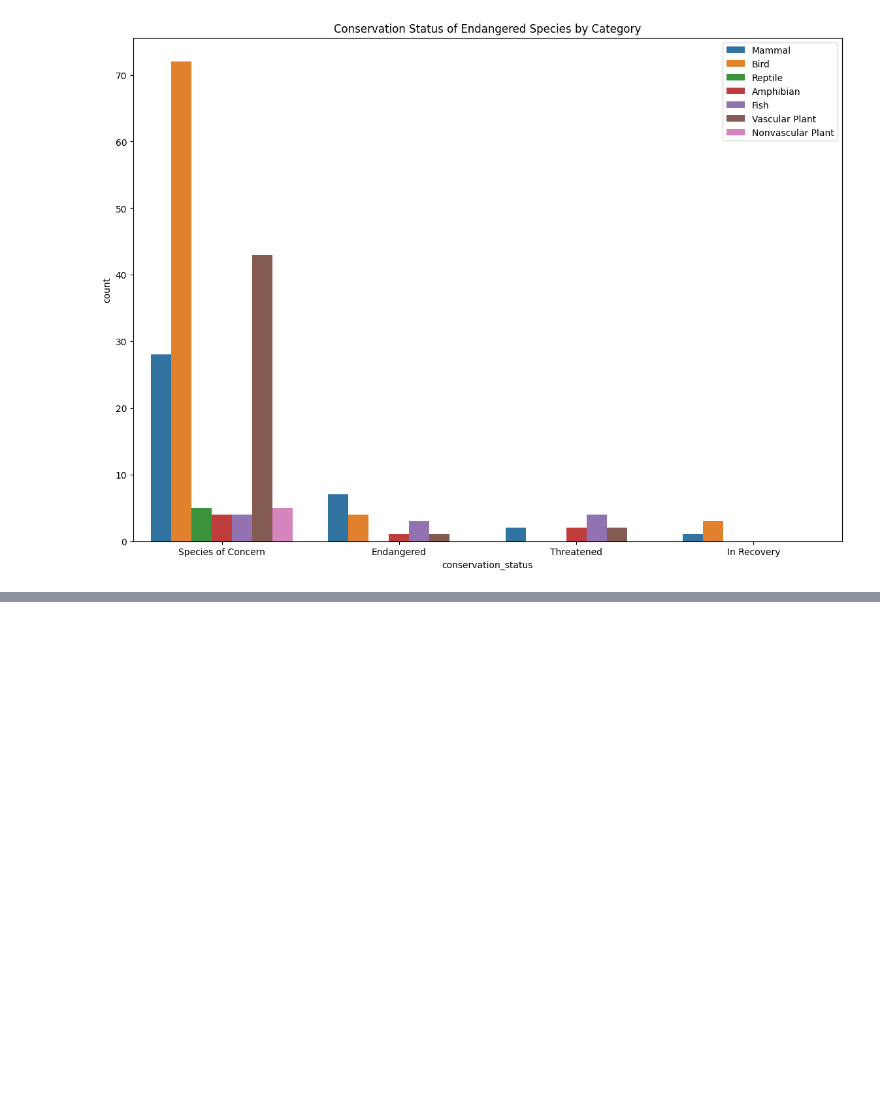
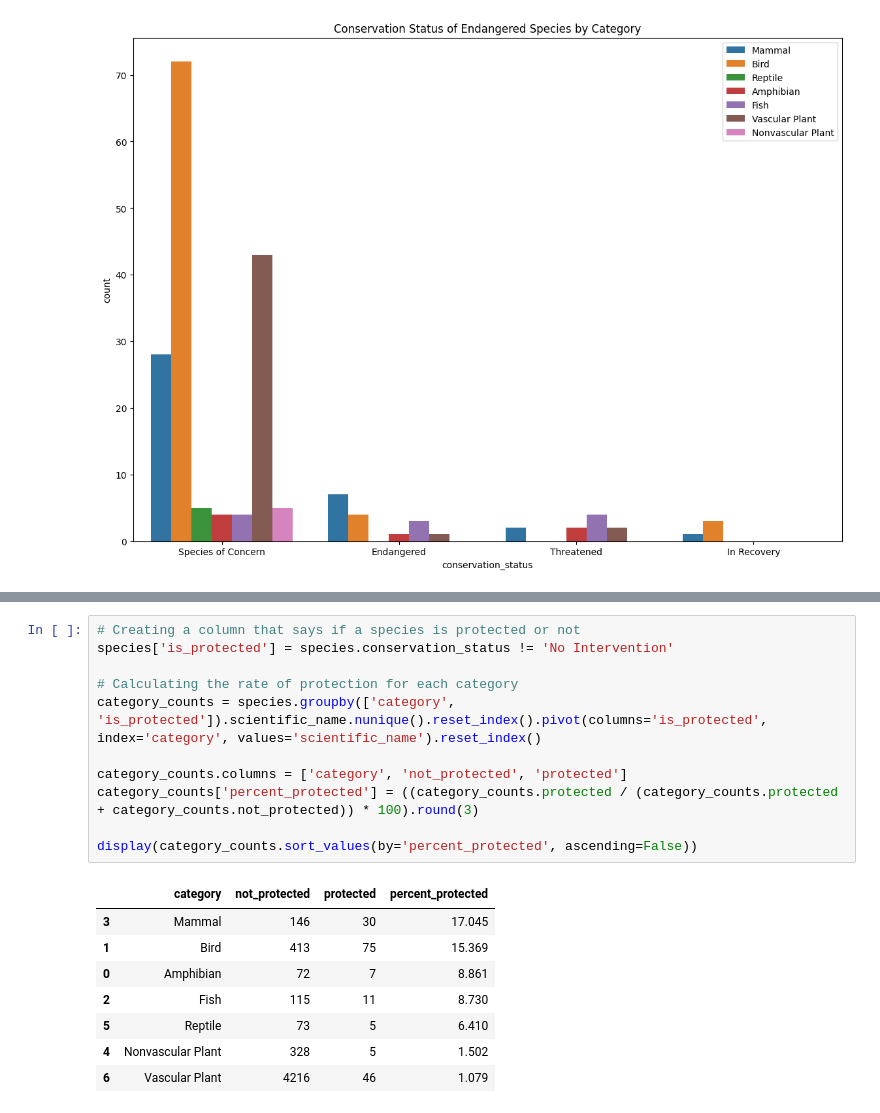
Before and after one commit to BorutaAx/Biodiversity-in-national-parks-Portfolio-Project, a Jupyter notebook: biodiversity.ipynb, the cells around one changed output, grey strips where cells are left out. Cells and saved outputs as stored; diff of their text form; blank space fills up the shorter version.

```diff
--- a/biodiversity.ipynb
+++ b/biodiversity.ipynb
@@ -66,0 +86,20 @@ plt.show()
+# %%
+# Creating a column that says if a species is protected or not
+species['is_protected'] = species.conservation_status != 'No Intervention'
+
+# Calculating the rate of protection for each category
+category_counts = species.groupby(['category', 'is_protected']).scientific_name.nunique().reset_index().pivot(columns='is_protected', index='category', values='scientific_name').reset_index()
+
+category_counts.columns = ['category', 'not_protected', 'protected']
+category_counts['percent_protected'] = ((category_counts.protected / (category_counts.protected + category_counts.not_protected)) * 100).round(3)
+
+display(category_counts.sort_values(by='percent_protected', ascending=False))
+# %% [output]
+|  | category | not_protected | protected | percent_protected |
+| 3 | Mammal | 146 | 30 | 17.045 |
+| 1 | Bird | 413 | 75 | 15.369 |
+| 0 | Amphibian | 72 | 7 | 8.861 |
+| 2 | Fish | 115 | 11 | 8.730 |
+| 5 | Reptile | 73 | 5 | 6.410 |
+| 4 | Nonvascular Plant | 328 | 5 | 1.502 |
+| 6 | Vascular Plant | 4216 | 46 | 1.079 |
```
Also changed, not shown: parts of 8 cells of this notebook.
